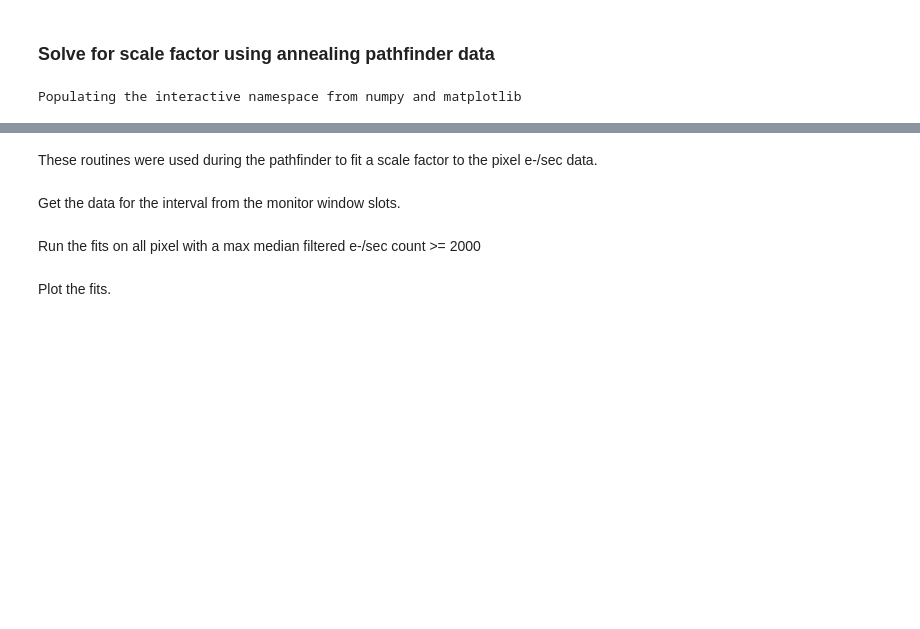
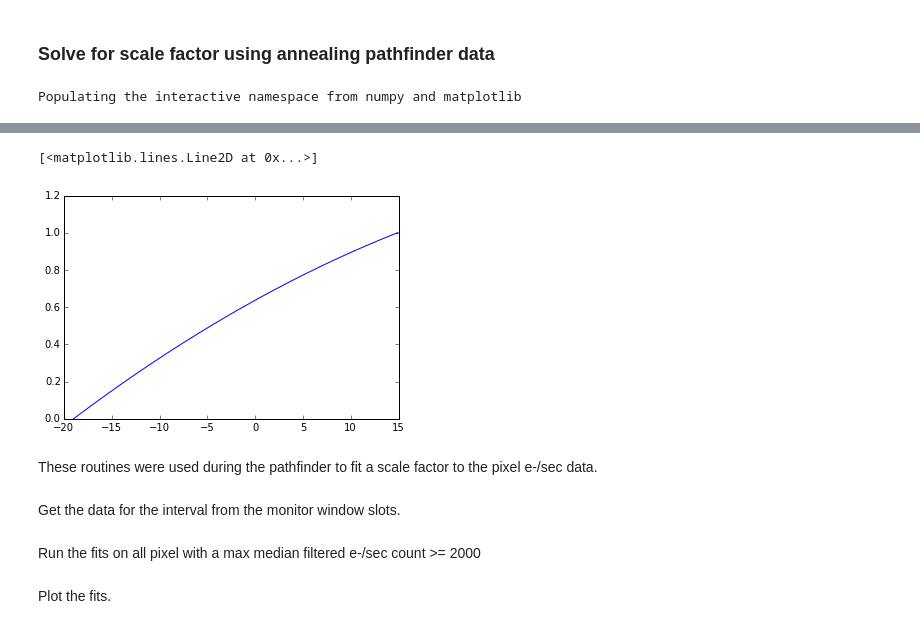
Before and after one commit to jeanconn/anneal_pathfinder, a Jupyter notebook: anneal_scale_factor.ipynb, the cells around one changed output, grey strips where cells are left out. Drawn from its saved outputs; the diff is of its cells as text; code cells hidden in the pictures; blank space fills up the shorter version.

```diff
--- a/anneal_scale_factor.ipynb
+++ b/anneal_scale_factor.ipynb
@@ -37,3 +40,49 @@ failed to import sherpa.image.ds9_backend due to
+# %%
+def dark_temp_scale(t_ccd, t_ccd_ref=-19.0, scale_4c=None, scale_quad=0.0):
+    """Return the multiplicative scale factor to convert a CCD dark map
+    or dark current value from temperature ``t_ccd`` to temperature
+    ``t_ccd_ref``::
+
+      dx = (t_ccd_ref - t_ccd) / 4.0
+      scale = scale_4c ** dx * exp(scale_quad) ** (dx**2)
+      scale = exp(log(scale_4c) * dx + scale_quad * dx**2)
+
+    In other words, if you have a dark current value that corresponds to ``t_ccd``
+    and need the value at a different temperature ``t_ccd_ref`` then use the
+    the following.  Do not be misled by the misleading parameter names.
+
+      >>> from mica.archive.aca_dark import dark_temp_scale
+      >>> scale = dark_temp_scale(t_ccd, t_ccd_ref, scale_4c)
+      >>> dark_curr_at_t_ccd_ref = scale * dark_curr_at_t_ccd
+
+    The default value for ``scale_4c`` is 1.0 / 0.7.  It is written this way
+    because the equation was previously expressed using 1 / scale_4c with a
+    value of 0.7. This value is based on best global fit for dark current model
+    in `plot_predicted_warmpix.py`.  This represents the multiplicative change
+    in dark current for each 4 degC increase::
+
+      >>> dark_temp_scale(t_ccd=-18, t_ccd_ref=-10, scale_4c=2.0)
+      4.0
+
+    :param t_ccd: actual temperature (degC)
+    :param t_ccd_ref: reference temperature (degC, default=-19.0)
+    :param scale_4c: increase in dark current per 4 degC increase (default=1.0 / 0.7)
+
+    :returns: scale factor
+    """
+    if scale_4c is None:
+        scale_4c = DARK_SCALE_4C
+
+    dx = (t_ccd_ref - t_ccd) / 4.0
+
+    return scale_4c**dx * exp(scale_quad)**(dx**2)
+# %%
+t_ccd = np.arange(-19, 15, .1)
+scale = dark_temp_scale(-19.0, t_ccd, scale_quad=-0.01)
+plot(t_ccd, log10(scale))
+# %% [output]
+[<matplotlib.lines.Line2D at 0x...>]
+[figure, added]
 # %% [markdown]
 These routines were used during the pathfinder to fit a scale factor to the pixel e-/sec data.
 # %%
```
Also changed, not shown: parts of 12 cells of this notebook.
